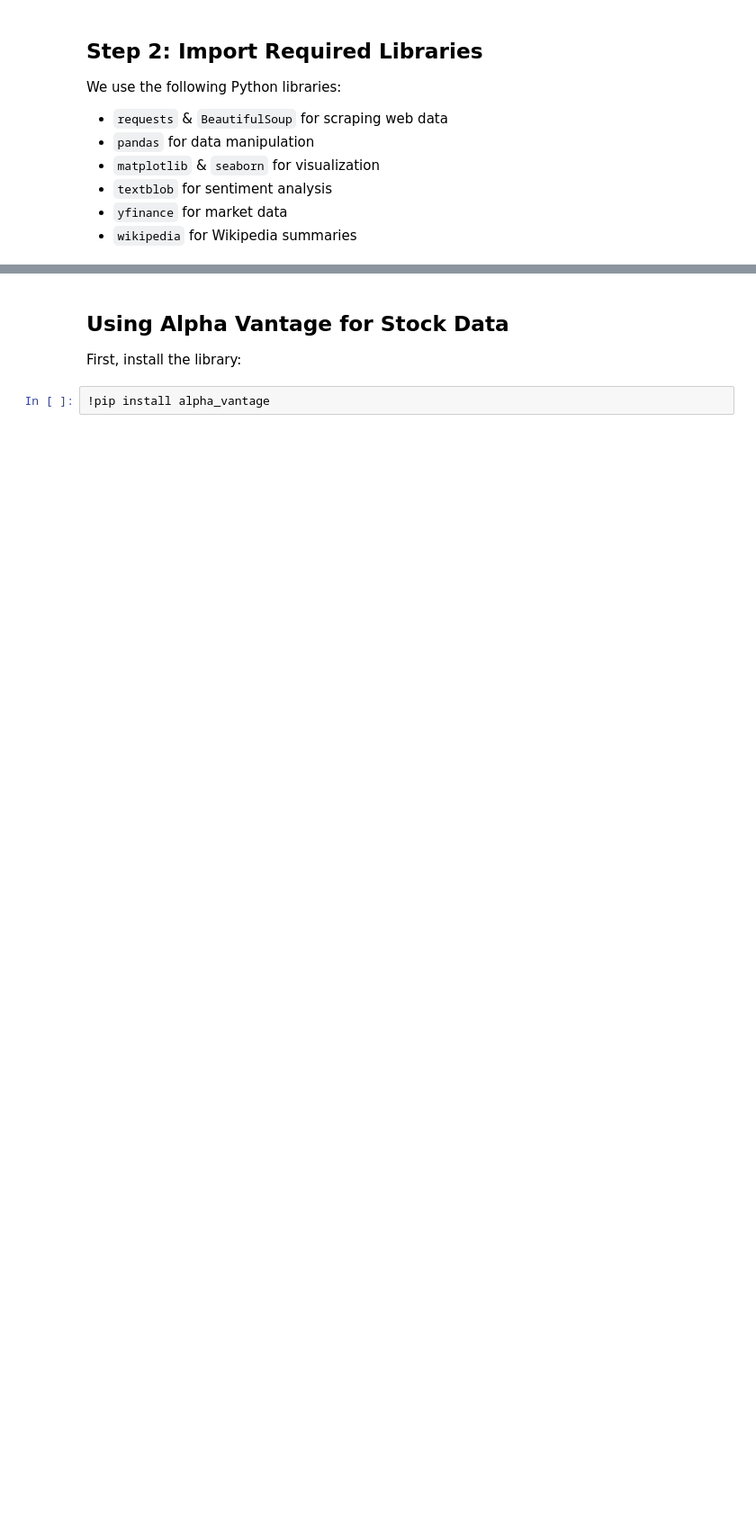
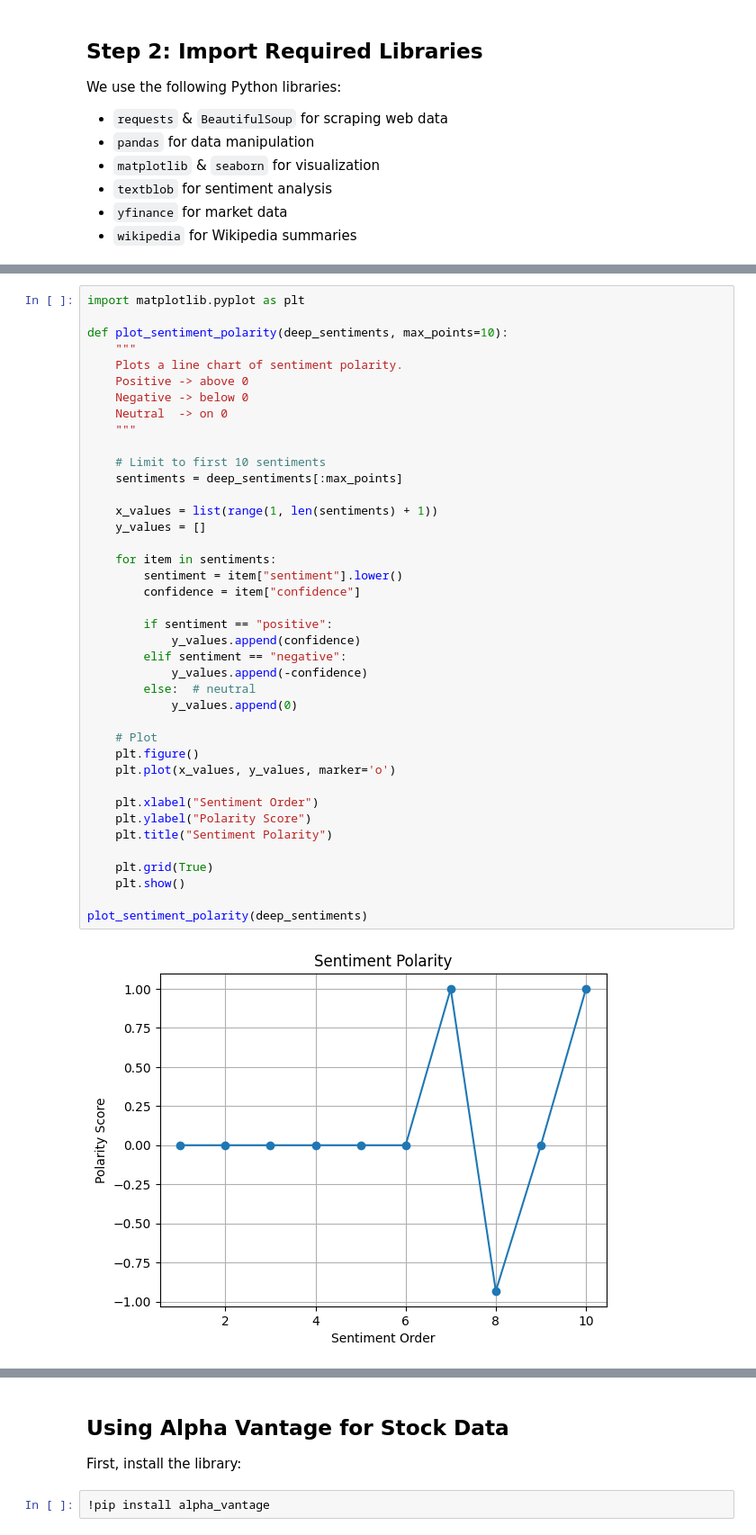
Before and after one commit to gopichandchalla16/infosys-internship-real-time-industry-insight-system, a Jupyter notebook: Project_Sprint1.ipynb, the cells around one changed output, grey strips where cells are left out. Shown at 90% size. Saved outputs shown, nothing was run; the diff lists cells and outputs as text; blank space fills up the shorter version.

```diff
--- a/Project_Sprint1.ipynb
+++ b/Project_Sprint1.ipynb
@@ -527,0 +855,42 @@ plt.show()
+# %%
+import matplotlib.pyplot as plt
+
+def plot_sentiment_polarity(deep_sentiments, max_points=10):
+    """
+    Plots a line chart of sentiment polarity.
+    Positive -> above 0
+    Negative -> below 0
+    Neutral  -> on 0
+    """
+
+    # Limit to first 10 sentiments
+    sentiments = deep_sentiments[:max_points]
+
+    x_values = list(range(1, len(sentiments) + 1))
+    y_values = []
+
+    for item in sentiments:
+        sentiment = item["sentiment"].lower()
+        confidence = item["confidence"]
+
+        if sentiment == "positive":
+            y_values.append(confidence)
+        elif sentiment == "negative":
+            y_values.append(-confidence)
+        else:  # neutral
+            y_values.append(0)
+
+    # Plot
+    plt.figure()
+    plt.plot(x_values, y_values, marker='o')
+
+    plt.xlabel("Sentiment Order")
+    plt.ylabel("Polarity Score")
+    plt.title("Sentiment Polarity")
+
+    plt.grid(True)
+    plt.show()
+
+plot_sentiment_polarity(deep_sentiments)
+# %% [output]
+[figure, added]
```
Also changed, not shown: parts of 55 cells of this notebook.
